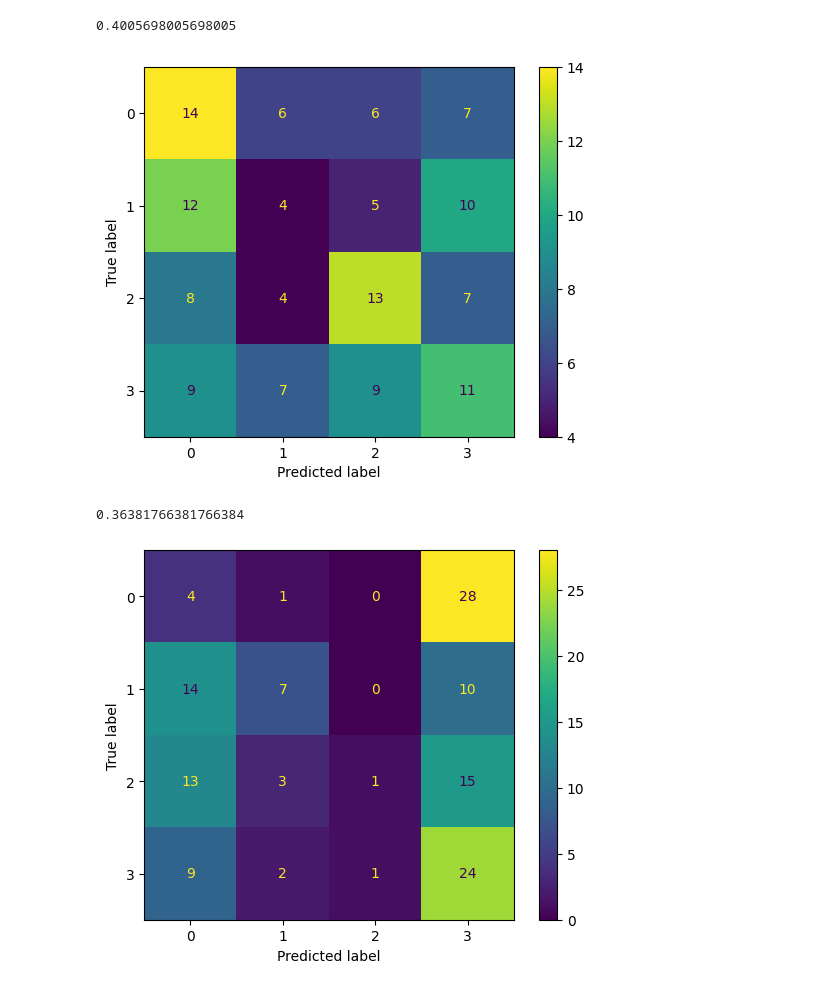
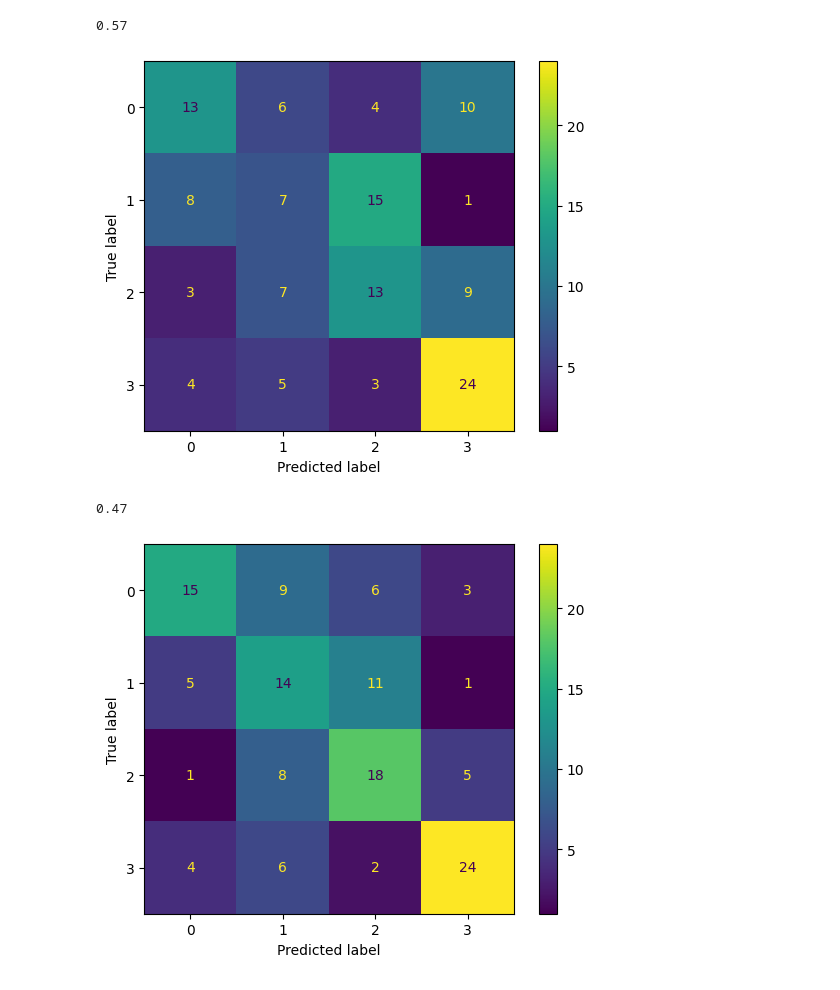
Before and after one commit to million-haileyesus/Data_Mining_I, a Jupyter notebook: DM_Assignment2/programming assignment 2.ipynb, the cells around one changed output. Drawn from its saved outputs; the diff is of its cells as text; code cells hidden in the pictures.

```diff
--- a/DM_Assignment2/programming assignment 2.ipynb
+++ b/DM_Assignment2/programming assignment 2.ipynb
@@ -37,23 +38,21 @@ def grayscale_conversion():
 
     return grayscaled_images
 # %%
-def standardize_dataset():
+def standardized_dataset():
     grayscaled_images = grayscale_conversion()
 
     standardized_images = {}
     for folder, images in grayscaled_images.items():
         combine = []
         for img in images:
-            assert img is not None
-            histogram, bins = np.histogram(img.flatten(), 256, [0,256])
-            histogram = histogram / histogram.sum().ravel()
-            combine.append(histogram)
+            scaler = StandardScaler()
+            combine.append(scaler.fit_transform(img))
         standardized_images[folder] = combine
 
     return standardized_images
 # %%
 def split_dataset():
-    standardized_images = standardize_dataset()
+    standardized_images = standardized_dataset()
 
     training_set = {}
     testing_set = {}
@@ -73,13 +72,19 @@ def split_dataset():
 def train_test_split():
     training_set, testing_set = split_dataset()
 
+    X_train, y_train, X_test, y_test = ([] for i in range(4))
+
     count = 0
-    X_train, y_train, X_test, y_test = ([] for i in range(4))
-    for training_folder, testing_folder in zip(training_set, testing_set):
-        for training_image, testing_image in zip(training_set[training_folder], testing_set[testing_folder]):
-            X_train.append(training_image)
-            X_test.append(testing_image)
+    for training_folder in training_set:
+        for training_image in training_set[training_folder]:
+            X_train.append(training_image.ravel())
             y_train.append(count)
+        count += 1
+
+    count = 0
+    for testing_folder in testing_set:
+        for testing_image in testing_set[testing_folder]:
+            X_test.append(testing_image.ravel())
             y_test.append(count)
         count += 1
 
@@ -144,58 +169,59 @@ result for k = 20: 0.38
 def naive_bayes_classifier():
     X_train, y_train, X_test, y_test = train_test_split()
     gnb = GaussianNB()
-    skf = StratifiedKFold(n_splits=5)
+    skf = StratifiedKFold(n_splits=5, shuffle=True)
 
     scores = []
-    confu_matrix = []
+#     confu_matrix = []
     for train_index, test_index in skf.split(X_train, y_train):
         X_tr, X_te = X_train[train_index], X_train[test_index]
         y_tr, y_te = y_train[train_index], y_train[test_index]
 
         gnb.fit(X_tr, y_tr)
-        y_pred = gnb.predict(X_te)
-
-        confu_matrix.extend(y_pred)
+#         y_pred = gnb.predict(X_te)
+#         confu_matrix.append(y_pred)
         scores.append(gnb.score(X_te, y_te))
 
     result = np.mean(scores)
-    print(result)
+    print(f"{result:0.2f}")
 
-    cm = confusion_matrix(y_test, confu_matrix)
+    y_pred = gnb.predict(X_test)
+    cm = confusion_matrix(y_test, y_pred)
     cm_display = ConfusionMatrixDisplay(cm).plot()
 
 naive_bayes_classifier()
 # %% [output]
-0.4005698005698005
+0.57
-[figure, old version]
+[figure, new version]
 # %%
 def neural_network_classifier():
     X_train, y_train, X_test, y_test = train_test_split()
     clf = MLPClassifier(hidden_layer_sizes=(10, 10, 10))
     skf = StratifiedKFold(n_splits=5, shuffle=True)
 
     scores = []
     confu_matrix = []
     for train_index, test_index in skf.split(X_train, y_train):
         X_tr, X_te = X_train[train_index], X_train[test_index]
         y_tr, y_te = y_train[train_index], y_train[test_index]
 
         clf.fit(X_tr, y_tr)
-        y_pred = clf.predict(X_te)
+#         y_pred = clf.predict(X_te)
 
-        confu_matrix.extend(y_pred)
+#         confu_matrix.extend(y_pred)
         scores.append(clf.score(X_te, y_te))
 
     result = np.mean(scores)
-    print(result)
+    print(f"{result:0.2f}")
 
-    cm = confusion_matrix(y_test, confu_matrix)
+    y_pred = clf.predict(X_test)
+    cm = confusion_matrix(y_test, y_pred)
     cm_display = ConfusionMatrixDisplay(cm).plot()
 
 neural_network_classifier()
 # %% [output]
-0.36381766381766384
+0.47
-[figure, old version]
+[figure, new version]
 # %%
 def ada_boost_classifier():
     X_train, y_train, X_test, y_test = train_test_split()
```
Also changed, not shown: parts of 3 cells of this notebook.
